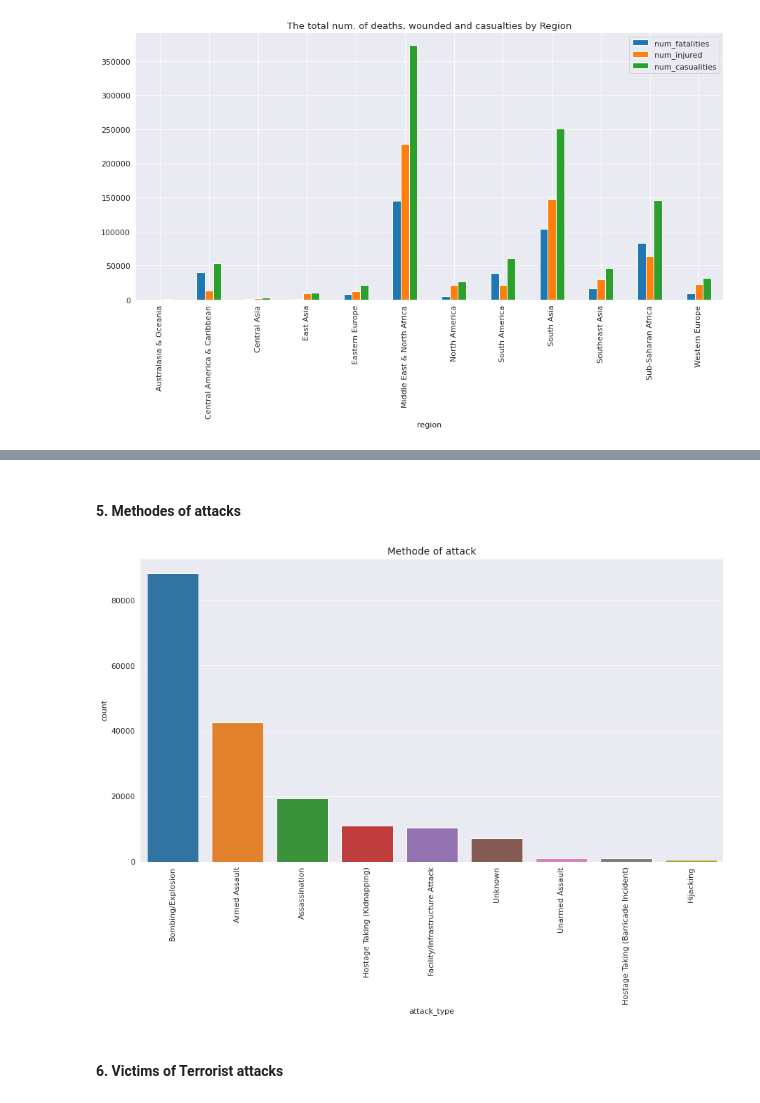
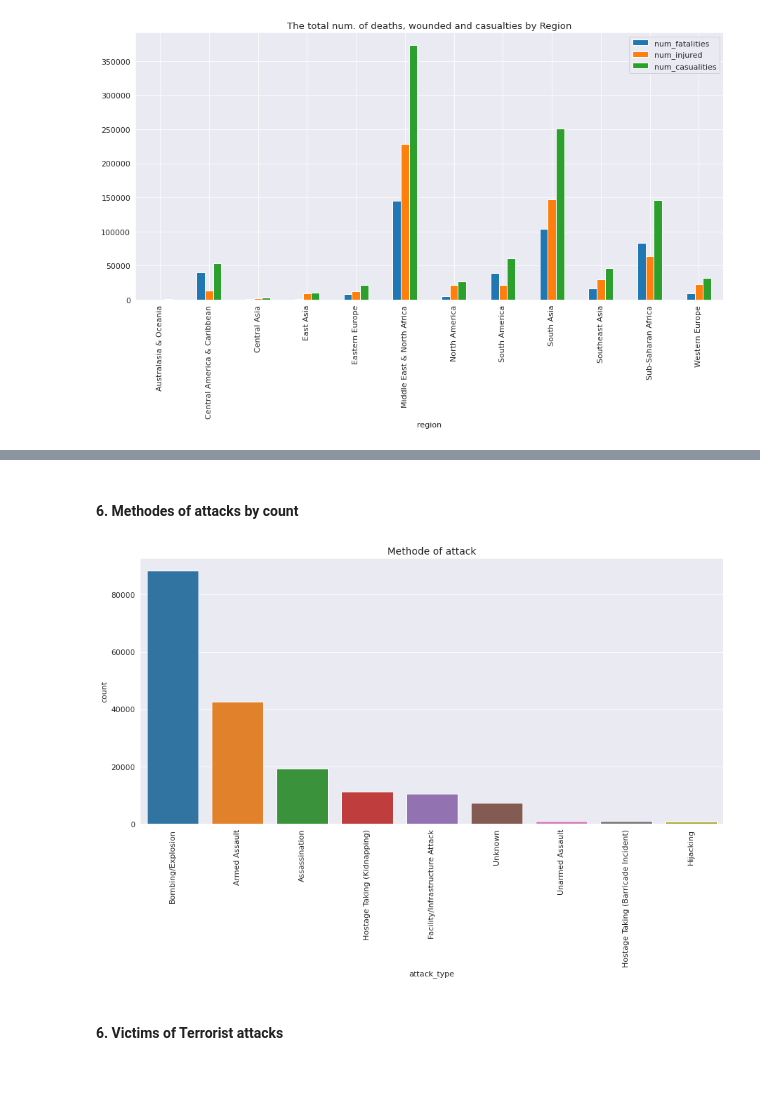
Before and after one commit to JozJozmin/GTD-, a Jupyter notebook: global-terrorism-analysis-capstone-project-ipynb.ipynb, the cells around one changed output, grey strips where cells are left out. Saved outputs shown, nothing was run; the diff lists cells and outputs as text; code cells hidden in the pictures; blank space fills up the shorter version.

```diff
--- a/global-terrorism-analysis-capstone-project-ipynb.ipynb
+++ b/global-terrorism-analysis-capstone-project-ipynb.ipynb
@@ -493,3 +474,5 @@ replace_missing_lat_long(data_new,lat_long_missing_df).head()
 longitude    2.007804
 latitude     2.007254
 dtype: float64
+# %%
+data_new = data_new.dropna()
@@ -597,13 +625,13 @@ data_by_region.plot(kind = 'bar',figsize=(15, 7),
 # %% [markdown]
-#### 5. Methodes of attacks
+#### 6. Methodes of attacks by count
 # %%
-plt.rcParams['figure.figsize'] = (15, 8)
+plt.rcParams['figure.figsize'] = (15, 7)
 sns.countplot(x="attack_type", data= data_new, order=data_new.attack_type.value_counts().index)
 plt.title('Methode of attack', size = 14)
 plt.xticks(rotation=90)
 plt.show()
 # %% [output]
-[figure, old version]
+[figure, new version]
 # %% [markdown]
 #### 6. Victims of Terrorist attacks
 # %%
```
Also changed, not shown: parts of 29 cells of this notebook.
